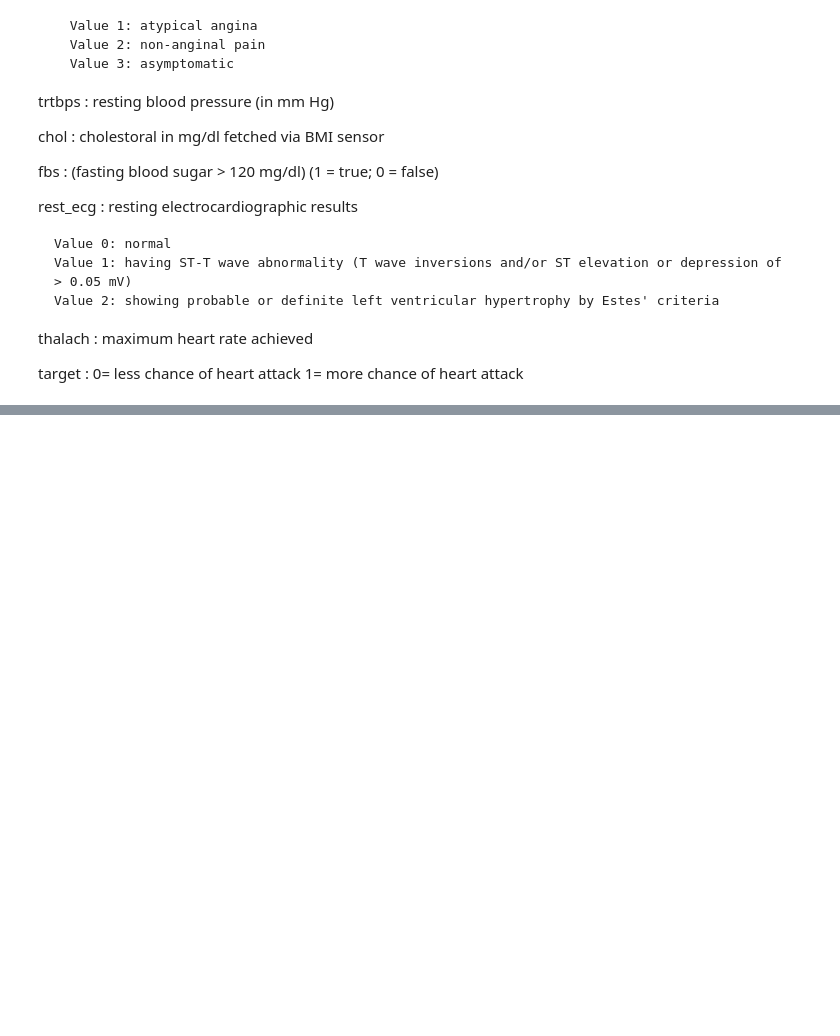
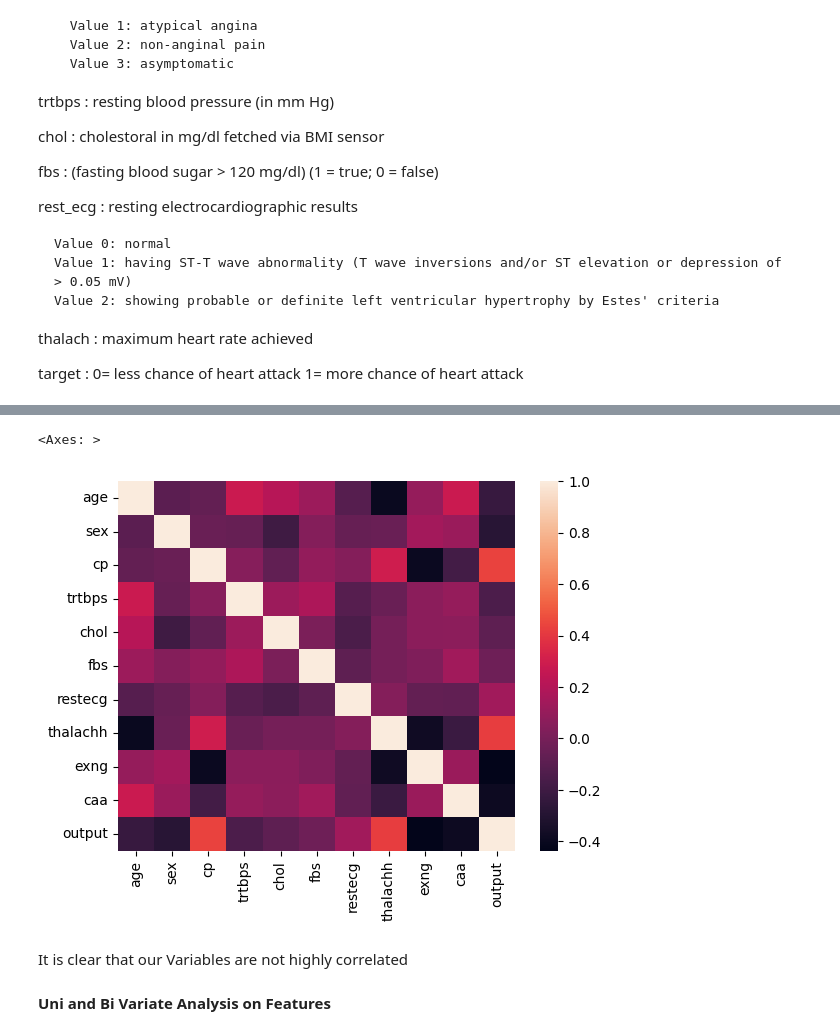
Before and after one commit to karishmasd/Heart-Attack-Risk-Predictor, a Jupyter notebook: heart.ipynb, the cells around one changed output, grey strips where cells are left out. Drawn from its saved outputs; the diff is of its cells as text; code cells hidden in the pictures; blank space fills up the shorter version.

```diff
--- a/heart.ipynb
+++ b/heart.ipynb
@@ -92,0 +130,9 @@ target : 0= less chance of heart attack 1= more chance of heart attack
+# %%
+sns.heatmap(df.corr())
+# %% [output]
+<Axes: >
+[figure, added]
+# %% [markdown]
+It is clear that our Variables are not highly correlated
+# %% [markdown]
+**Uni and Bi Variate Analysis on Features**
```
Also changed, not shown: parts of 5 cells of this notebook.
